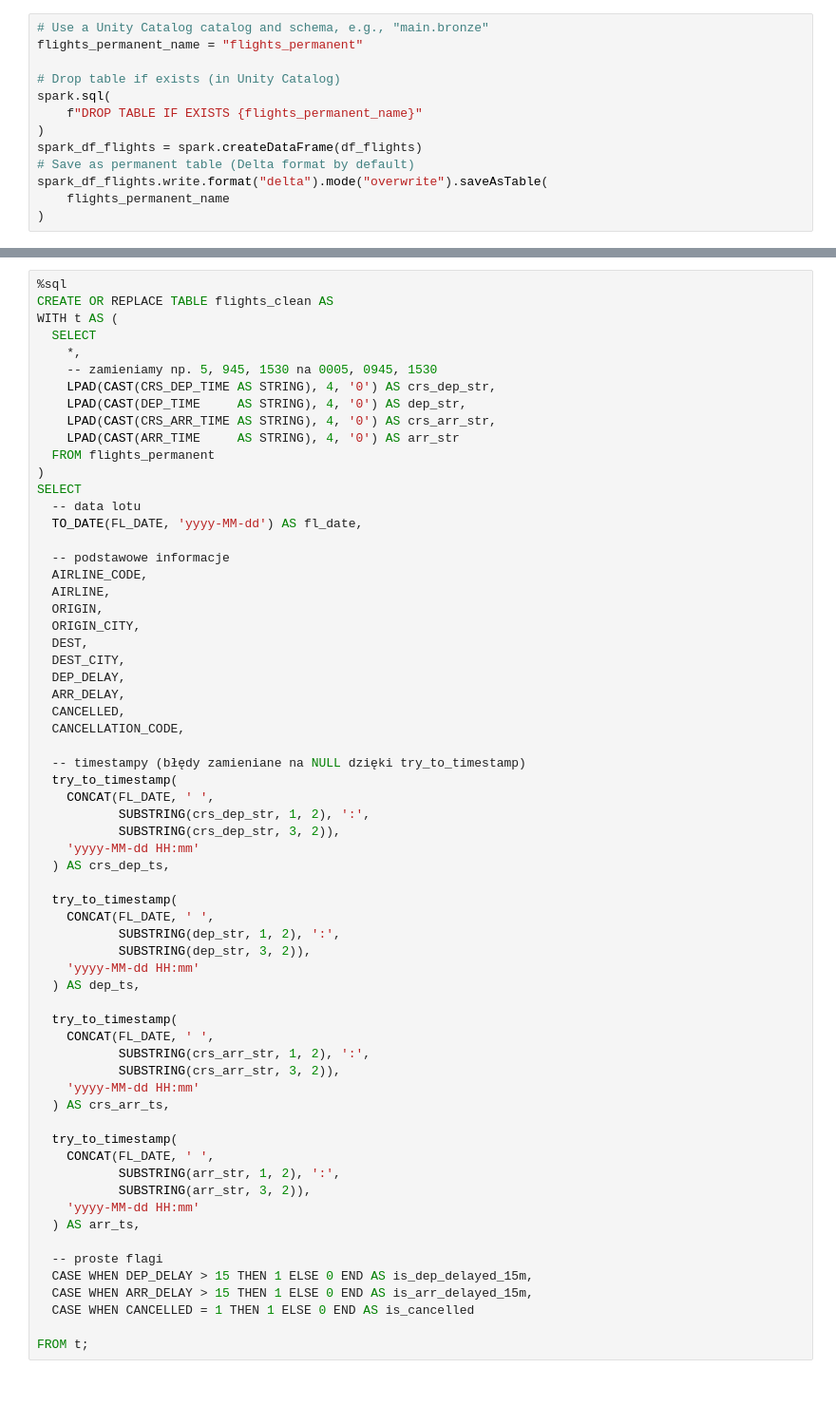
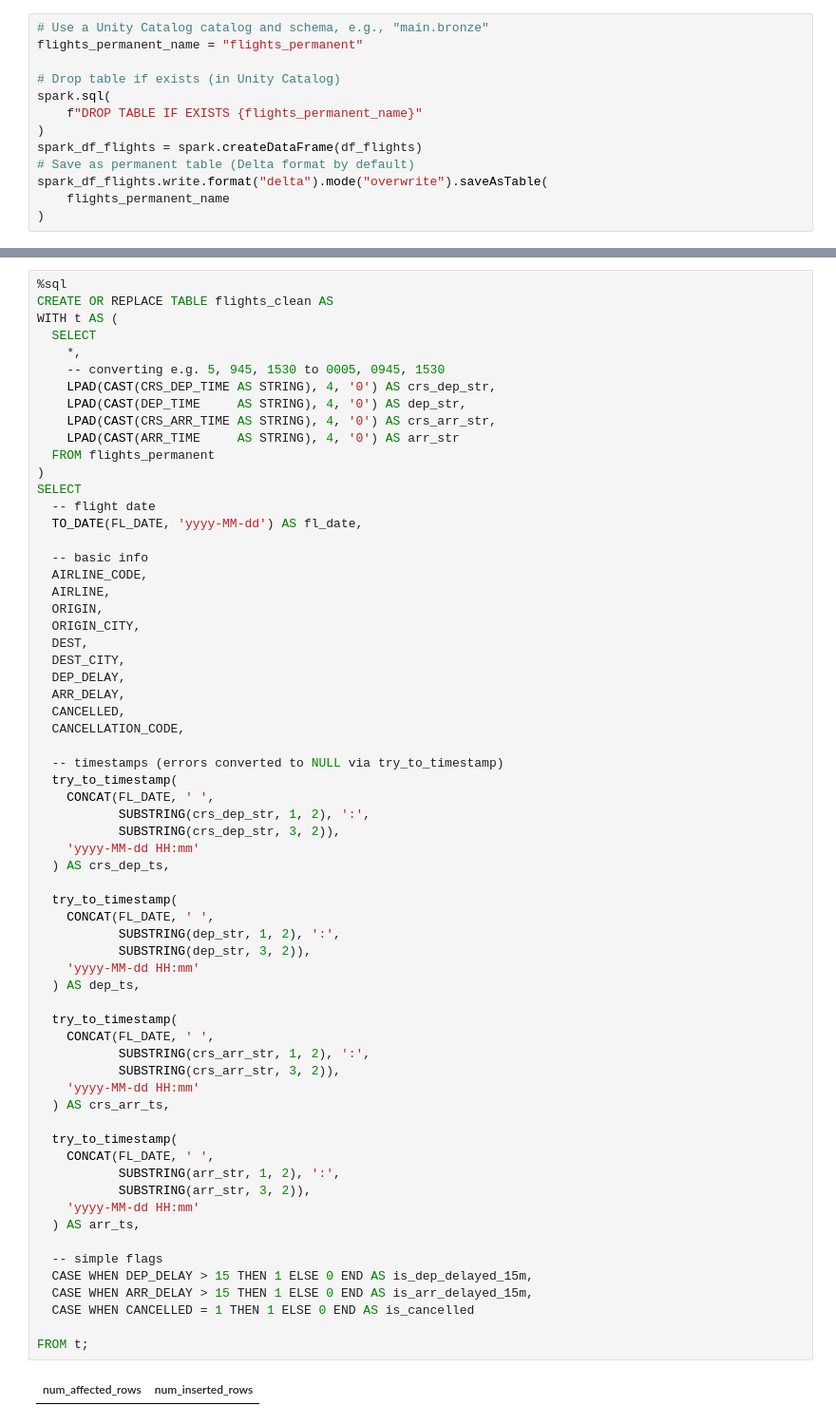
Before and after one commit to WojciechHrycenko/BigDataAnalytics, a Jupyter notebook: Data Notebook.ipynb, the cells around one changed output, grey strips where cells are left out. Shown at 95% size. Drawn from its saved outputs; the diff is of its cells as text; blank space fills up the shorter version.

```diff
--- a/Data Notebook.ipynb
+++ b/Data Notebook.ipynb
@@ -73,7 +108,7 @@ CREATE OR REPLACE TABLE flights_clean AS
 WITH t AS (
   SELECT
     *,
-    -- zamieniamy np. 5, 945, 1530 na 0005, 0945, 1530
+    -- converting e.g. 5, 945, 1530 to 0005, 0945, 1530
     LPAD(CAST(CRS_DEP_TIME AS STRING), 4, '0') AS crs_dep_str,
     LPAD(CAST(DEP_TIME     AS STRING), 4, '0') AS dep_str,
     LPAD(CAST(CRS_ARR_TIME AS STRING), 4, '0') AS crs_arr_str,
@@ -81,10 +116,10 @@ WITH t AS (
   FROM flights_permanent
 )
 SELECT
-  -- data lotu
+  -- flight date
   TO_DATE(FL_DATE, 'yyyy-MM-dd') AS fl_date,
 
-  -- podstawowe informacje
+  -- basic info
   AIRLINE_CODE,
   AIRLINE,
   ORIGIN,
@@ -96,41 +131,43 @@ SELECT
   CANCELLED,
   CANCELLATION_CODE,
 
-  -- timestampy (błędy zamieniane na NULL dzięki try_to_timestamp)
+  -- timestamps (errors converted to NULL via try_to_timestamp)
   try_to_timestamp(
     CONCAT(FL_DATE, ' ',
            SUBSTRING(crs_dep_str, 1, 2), ':',
            SUBSTRING(crs_dep_str, 3, 2)),
     'yyyy-MM-dd HH:mm'
   ) AS crs_dep_ts,
 
   try_to_timestamp(
     CONCAT(FL_DATE, ' ',
            SUBSTRING(dep_str, 1, 2), ':',
            SUBSTRING(dep_str, 3, 2)),
     'yyyy-MM-dd HH:mm'
   ) AS dep_ts,
 
   try_to_timestamp(
     CONCAT(FL_DATE, ' ',
            SUBSTRING(crs_arr_str, 1, 2), ':',
            SUBSTRING(crs_arr_str, 3, 2)),
     'yyyy-MM-dd HH:mm'
   ) AS crs_arr_ts,
 
   try_to_timestamp(
     CONCAT(FL_DATE, ' ',
            SUBSTRING(arr_str, 1, 2), ':',
            SUBSTRING(arr_str, 3, 2)),
     'yyyy-MM-dd HH:mm'
   ) AS arr_ts,
 
-  -- proste flagi
+  -- simple flags
   CASE WHEN DEP_DELAY > 15 THEN 1 ELSE 0 END AS is_dep_delayed_15m,
   CASE WHEN ARR_DELAY > 15 THEN 1 ELSE 0 END AS is_arr_delayed_15m,
   CASE WHEN CANCELLED = 1 THEN 1 ELSE 0 END AS is_cancelled
 
 FROM t;
+# %% [output]
+| num_affected_rows | num_inserted_rows |
 # %%
 %sql
 CREATE OR REPLACE TABLE silver_flights AS
```
Also changed, not shown: parts of 8 cells of this notebook.
